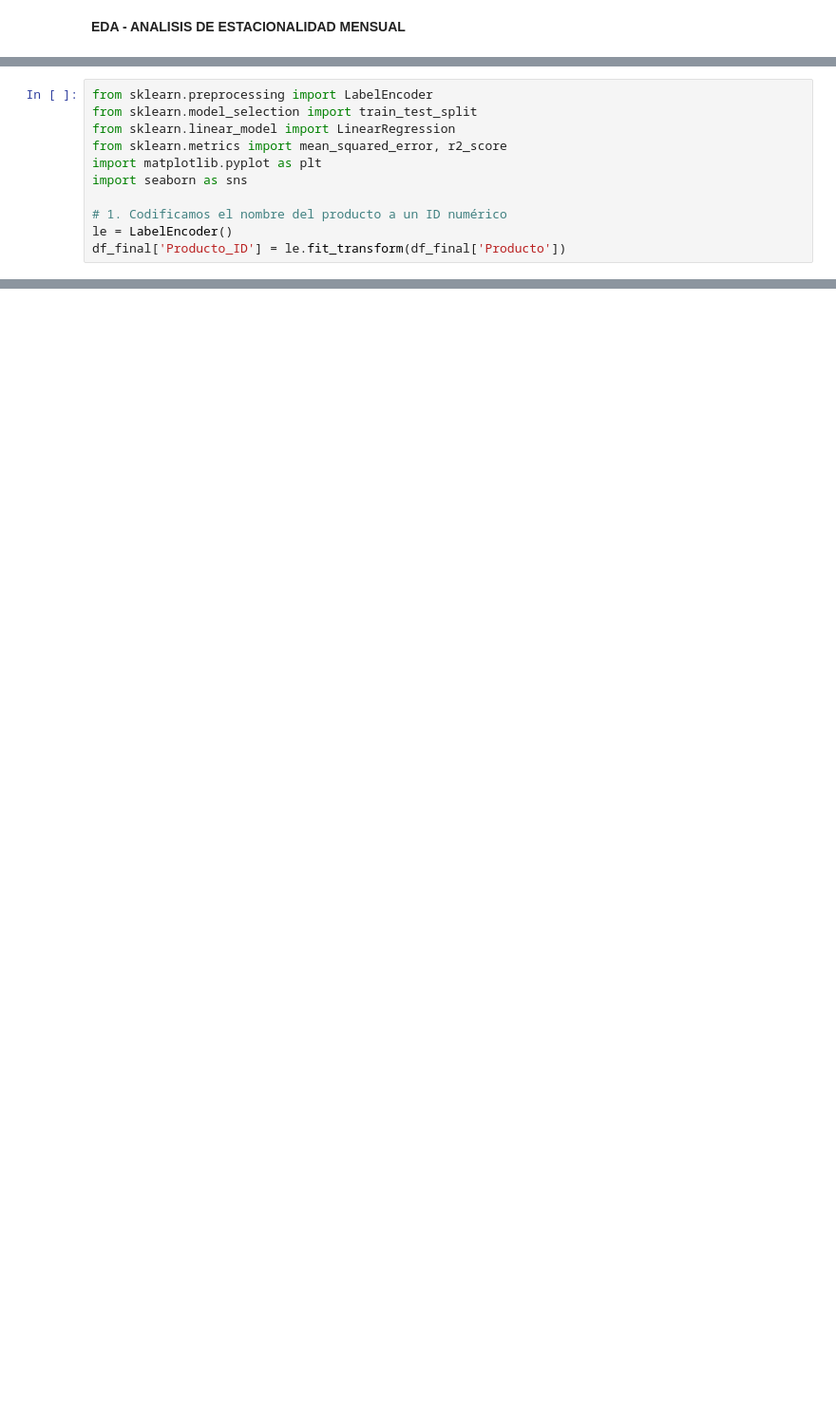
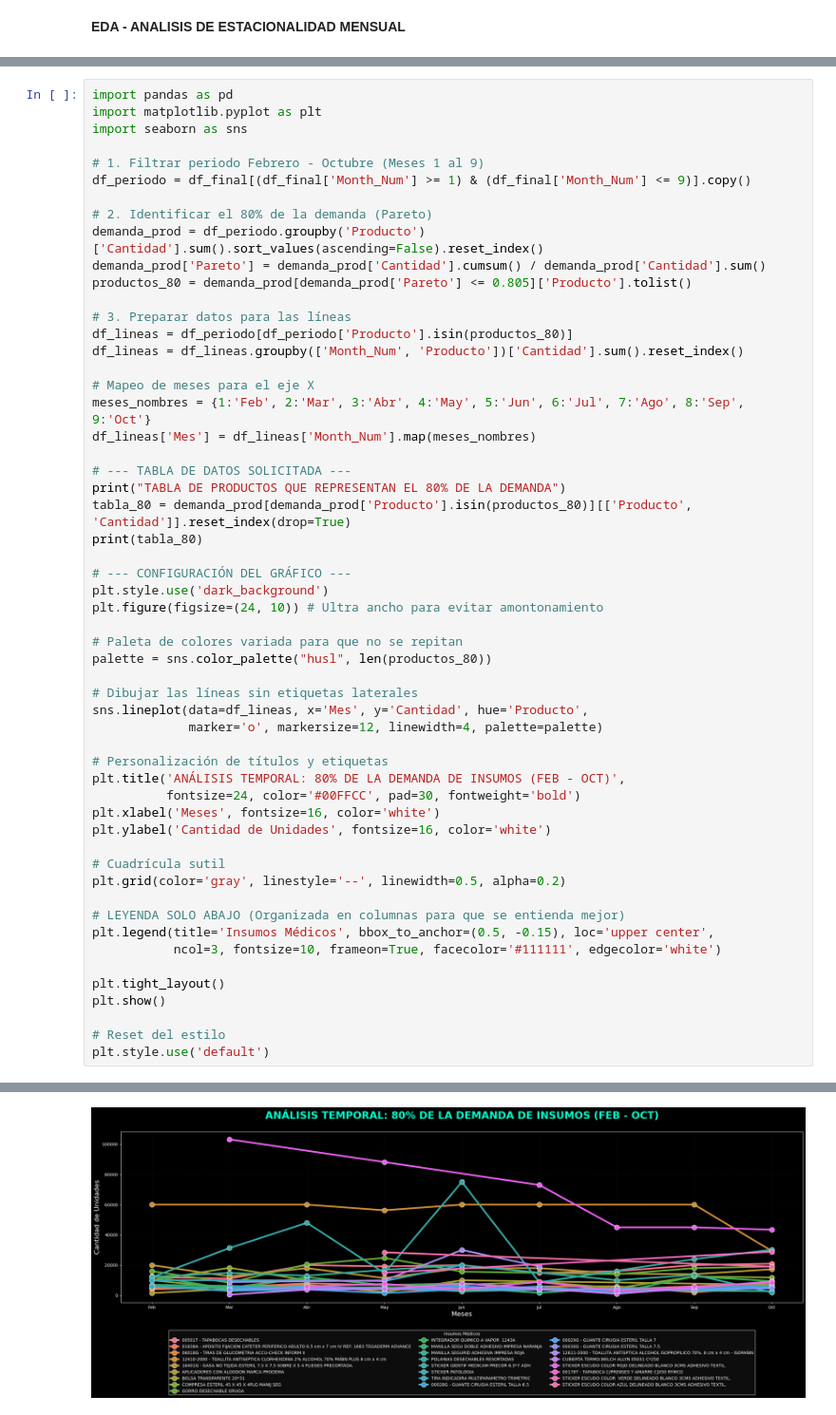
Before and after one commit to victoregomezf-maker/seminario, a Jupyter notebook: Predicción_de_demanda_insumos_medicos.ipynb, the cells around one changed output, grey strips where cells are left out. Shown at 95% size. Cells and saved outputs as stored; diff of their text form; blank space fills up the shorter version.

```diff
--- a/Predicción_de_demanda_insumos_medicos.ipynb
+++ b/Predicción_de_demanda_insumos_medicos.ipynb
@@ -320,11 +258,0 @@ plt.show()
-# %%
-from sklearn.preprocessing import LabelEncoder
-from sklearn.model_selection import train_test_split
-from sklearn.linear_model import LinearRegression
-from sklearn.metrics import mean_squared_error, r2_score
-import matplotlib.pyplot as plt
-import seaborn as sns
-
-# 1. Codificamos el nombre del producto a un ID numérico
-le = LabelEncoder()
-df_final['Producto_ID'] = le.fit_transform(df_final['Producto'])
@@ -938,0 +259,56 @@ fig_cierre.show()
+# %%
+import pandas as pd
+import matplotlib.pyplot as plt
+import seaborn as sns
+
+# 1. Filtrar periodo Febrero - Octubre (Meses 1 al 9)
+df_periodo = df_final[(df_final['Month_Num'] >= 1) & (df_final['Month_Num'] <= 9)].copy()
+
+# 2. Identificar el 80% de la demanda (Pareto)
+demanda_prod = df_periodo.groupby('Producto')['Cantidad'].sum().sort_values(ascending=False).reset_index()
+demanda_prod['Pareto'] = demanda_prod['Cantidad'].cumsum() / demanda_prod['Cantidad'].sum()
+productos_80 = demanda_prod[demanda_prod['Pareto'] <= 0.805]['Producto'].tolist()
+
+# 3. Preparar datos para las líneas
+df_lineas = df_periodo[df_periodo['Producto'].isin(productos_80)]
+df_lineas = df_lineas.groupby(['Month_Num', 'Producto'])['Cantidad'].sum().reset_index()
+
+# Mapeo de meses para el eje X
+meses_nombres = {1:'Feb', 2:'Mar', 3:'Abr', 4:'May', 5:'Jun', 6:'Jul', 7:'Ago', 8:'Sep', 9:'Oct'}
+df_lineas['Mes'] = df_lineas['Month_Num'].map(meses_nombres)
+
+# --- TABLA DE DATOS SOLICITADA ---
+print("TABLA DE PRODUCTOS QUE REPRESENTAN EL 80% DE LA DEMANDA")
+tabla_80 = demanda_prod[demanda_prod['Producto'].isin(productos_80)][['Producto', 'Cantidad']].reset_index(drop=True)
+print(tabla_80)
+
+# --- CONFIGURACIÓN DEL GRÁFICO ---
+plt.style.use('dark_background')
+plt.figure(figsize=(24, 10)) # Ultra ancho para evitar amontonamiento
+
+# Paleta de colores variada para que no se repitan
+palette = sns.color_palette("husl", len(productos_80))
+
+# Dibujar las líneas sin etiquetas laterales
+sns.lineplot(data=df_lineas, x='Mes', y='Cantidad', hue='Producto',
+             marker='o', markersize=12, linewidth=4, palette=palette)
+
+# Personalización de títulos y etiquetas
+plt.title('ANÁLISIS TEMPORAL: 80% DE LA DEMANDA DE INSUMOS (FEB - OCT)',
+          fontsize=24, color='#00FFCC', pad=30, fontweight='bold')
+plt.xlabel('Meses', fontsize=16, color='white')
+plt.ylabel('Cantidad de Unidades', fontsize=16, color='white')
+
+# Cuadrícula sutil
+plt.grid(color='gray', linestyle='--', linewidth=0.5, alpha=0.2)
+
+# LEYENDA SOLO ABAJO (Organizada en columnas para que se entienda mejor)
+plt.legend(title='Insumos Médicos', bbox_to_anchor=(0.5, -0.15), loc='upper center',
+           ncol=3, fontsize=10, frameon=True, facecolor='#111111', edgecolor='white')
+
+plt.tight_layout()
+plt.show()
+
+# Reset del estilo
+plt.style.use('default')
+# %% [output]
@@ -938,0 +332 @@ fig_cierre.show()
+[figure, added]
```
Also changed, not shown: parts of 47 cells of this notebook.
